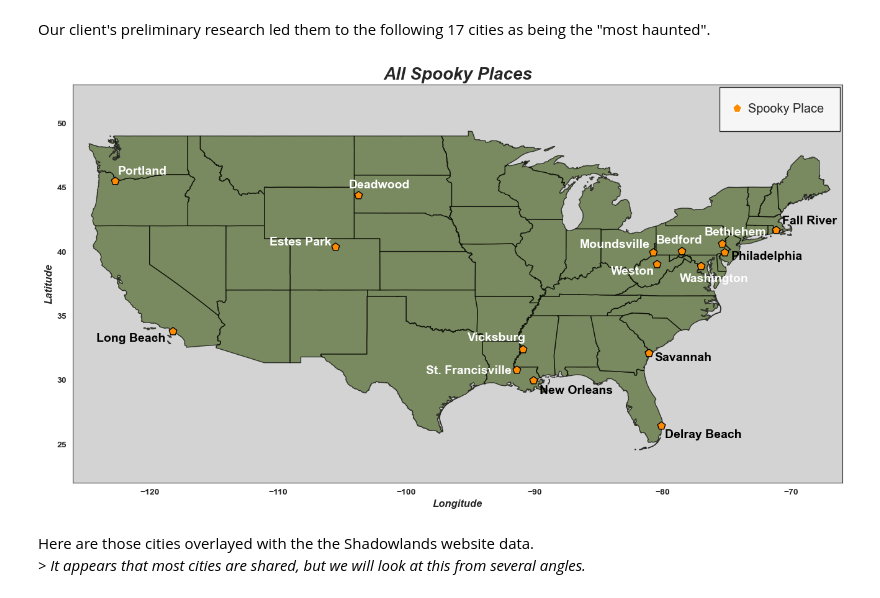
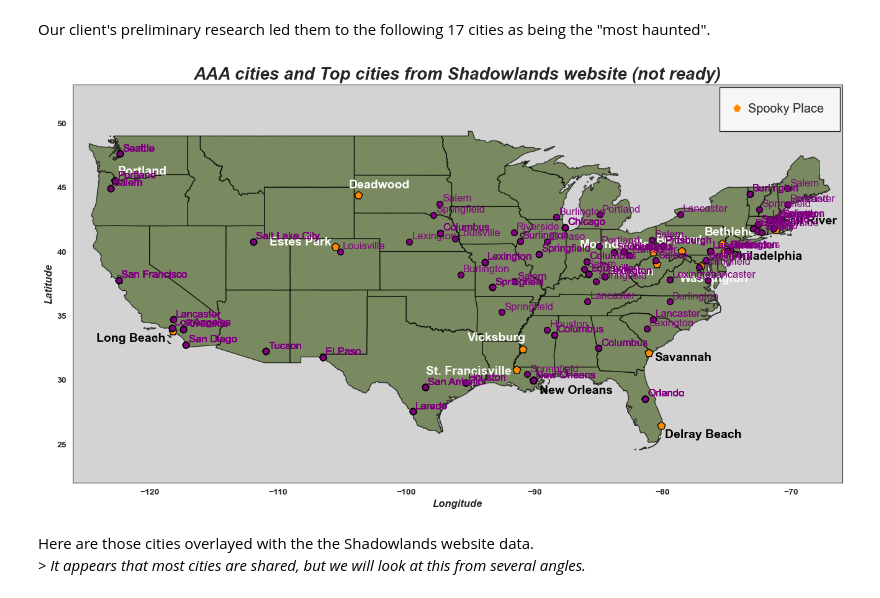
Before and after one commit to krrsimon/HauntedPlaces, a Jupyter notebook: Haunted_Places.ipynb, the cells around one changed output. Drawn from its saved outputs; the diff is of its cells as text; code cells hidden in the pictures.

Commit message:
editing some plots

```diff
--- a/Haunted_Places.ipynb
+++ b/Haunted_Places.ipynb
@@ -482,13 +482,13 @@ states_order = haunted_places['state_abbrev'].value_counts().head(25).index
 sns.countplot(y="state_abbrev", data=haunted_places, palette="flare_r", order=states_order, ax=ax)
 
 # set overall plot title
-ax.set_title('Top 25 States for Haunted Places', fontsize=16, weight='bold', style='italic', y=1)
+ax.set_title('Most frequent states for personal accounts', fontsize=16, weight='bold', style='italic', y=1)
 
 # set x label
 ax.set_xlabel('Number of Haunted Places', weight='bold', style='italic', size=12)
 
 # set a custom y-axis label for `state`
-ax.text(-0.003, 1.021, 'State', weight='bold', size=12, style='italic',
+ax.text(-0.001, 1.015, 'State', weight='bold', size=10, style='italic',
             verticalalignment='center', horizontalalignment='right', transform=ax.transAxes)
 # make default y-axis overall label disappear so it doesn't interfere with the custom y-axis label
 ax.set_ylabel('')
@@ -773,6 +773,17 @@ states_gdf.boundary.plot(ax=ax, linewidth=1, color='black', zorder=1, facecolor=
 
 # plot the geodataframes
 spooky_gdf.plot(ax=ax, color='darkorange', marker='p', markersize=90, edgecolor='black', zorder=2)
+
+# Compile the top cities and their longitudes and latitudes (excluding Honolulu)
+top_cities = haunted_places['city'].value_counts().head(25).index
+top_cities_df = haunted_places[haunted_places['city'].isin(top_cities) & (haunted_places['city'] != 'Honolulu')]
+geometry_cities = [Point(xy) for xy in zip(top_cities_df['city_longitude'], top_cities_df['city_latitude'])]
+top_cities_gdf = gpd.GeoDataFrame(top_cities_df, geometry=geometry_cities)
+# plot the top cities
+top_cities_gdf.plot(ax=ax, color='purple', edgecolor='black', markersize=50, zorder=11)
+# adds labels for cities
+for x, y, label in zip(top_cities_df['city_longitude'], top_cities_df['city_latitude'], top_cities_df['city']):
+    ax.text((x+0.2), (y+0.2), label, fontsize=12, color='purple', zorder=12)
 
 # add a custom legend
 legend_labels=['Spooky Place']
@@ -838,35 +849,35 @@ adjust_text(texts,
             ax=ax,
             only_move={'points':'y', 'texts':'y'},
             expand_points=(1,1),# how much labels try to avoid points
             force_text=0.01,  #repulsion between texts
             force_points=0.1, #repulssion between points and texts
             lim=1
             )
 
 # overall plot title
-ax.set_title('Most Haunted Cities from Preliminary Data', fontsize=20, weight='bold', style='italic')
+ax.set_title('AAA cities and Top cities from Shadowlands website (not ready)', fontsize=20, weight='bold', style='italic')
 
 # set a background color
 ax.set_facecolor('lightgrey')
 
 # customize overall axis labels
 ax.set_xlabel('Longitude', weight='bold', style='italic', size=12)
 ax.set_ylabel('Latitude', weight='bold', style='italic', size=12)
 
 # to make x and y tick label bolded
 for label in ax.get_xticklabels():
     label.set_weight('bold')
 for label in ax.get_yticklabels():
     label.set_weight('bold')
 
 # change axis limits so the US is centered
 ax.set_ylim(22, 53)
 ax.set_xlim(-126, -66)
 
 # show the plot
 plt.show()
 # %% [output]
-[figure, old version]
+[figure, new version]
 # %% [markdown]
 Here are those cities overlayed with the the Shadowlands website data.
 *> It appears that most cities are shared, but we will look at this from several angles.*
```
Also changed, not shown: parts of 6 cells of this notebook.
